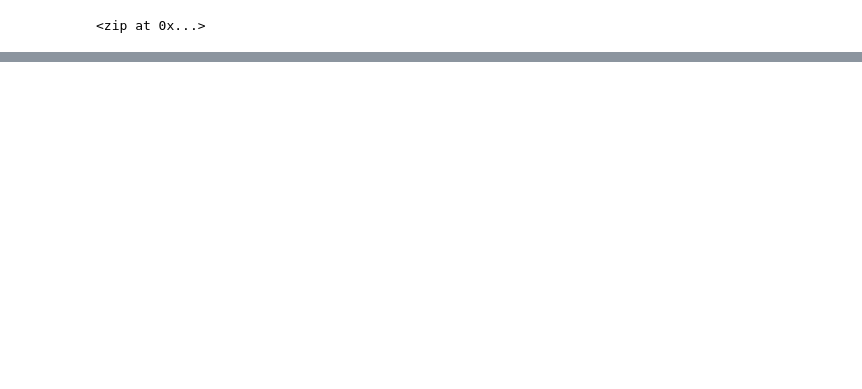
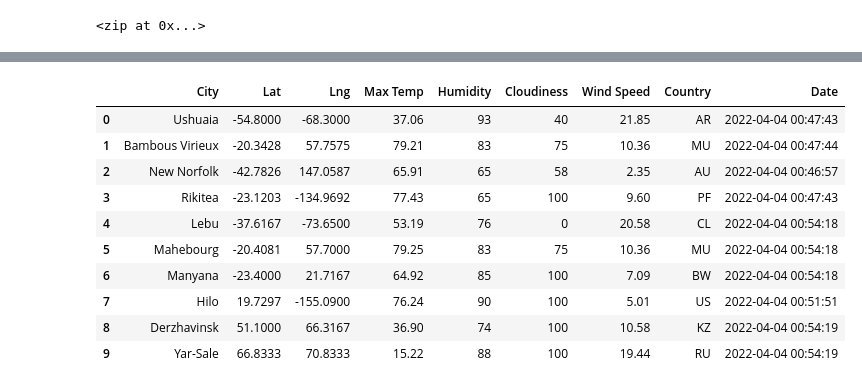
Before and after one commit to SzeWingChan/World_Weather_Analysis, a Jupyter notebook: WeatherPy.ipynb, the cells around one changed output, grey strips where cells are left out. Saved outputs shown, nothing was run; the diff lists cells and outputs as text; code cells hidden in the pictures; blank space fills up the shorter version.

```diff
--- a/WeatherPy.ipynb
+++ b/WeatherPy.ipynb
@@ -49,0 +71,9 @@ print(cities)
+# %%
+#Import the requests library.
+import requests
+
+#Import the API key.
+from config import weather_api_key
+
+#Starting URL for Weather Map API Call.
+url = "http://api.openweathermap.org/data/2.5/weather?units=Imperial&APPID=" + weather_api_key
@@ -49,0 +177,16 @@ print(cities)
+# %%
+#Convert the array of dictionaries to a Pandas DataFrame.
+city_data_df = pd.DataFrame(city_data)
+city_data_df.head(10)
+# %% [output]
+|  | City | Lat | Lng | Max Temp | Humidity | Cloudiness | Wind Speed | Country | Date |
+| 0 | Ushuaia | -54.8000 | -68.3000 | 37.06 | 93 | 40 | 21.85 | AR | 2022-04-04 00:47:43 |
+| 1 | Bambous Virieux | -20.3428 | 57.7575 | 79.21 | 83 | 75 | 10.36 | MU | 2022-04-04 00:47:44 |
+| 2 | New Norfolk | -42.7826 | 147.0587 | 65.91 | 65 | 58 | 2.35 | AU | 2022-04-04 00:46:57 |
+| 3 | Rikitea | -23.1203 | -134.9692 | 77.43 | 65 | 100 | 9.60 | PF | 2022-04-04 00:47:43 |
+| 4 | Lebu | -37.6167 | -73.6500 | 53.19 | 76 | 0 | 20.58 | CL | 2022-04-04 00:54:18 |
+| 5 | Mahebourg | -20.4081 | 57.7000 | 79.25 | 83 | 75 | 10.36 | MU | 2022-04-04 00:54:18 |
+| 6 | Manyana | -23.4000 | 21.7167 | 64.92 | 85 | 100 | 7.09 | BW | 2022-04-04 00:54:18 |
+| 7 | Hilo | 19.7297 | -155.0900 | 76.24 | 90 | 100 | 5.01 | US | 2022-04-04 00:51:51 |
+| 8 | Derzhavinsk | 51.1000 | 66.3167 | 36.90 | 74 | 100 | 10.58 | KZ | 2022-04-04 00:54:19 |
+| 9 | Yar-Sale | 66.8333 | 70.8333 | 15.22 | 88 | 100 | 19.44 | RU | 2022-04-04 00:54:19 |
```
Also changed, not shown: parts of 11 cells of this notebook, 3 other files.
